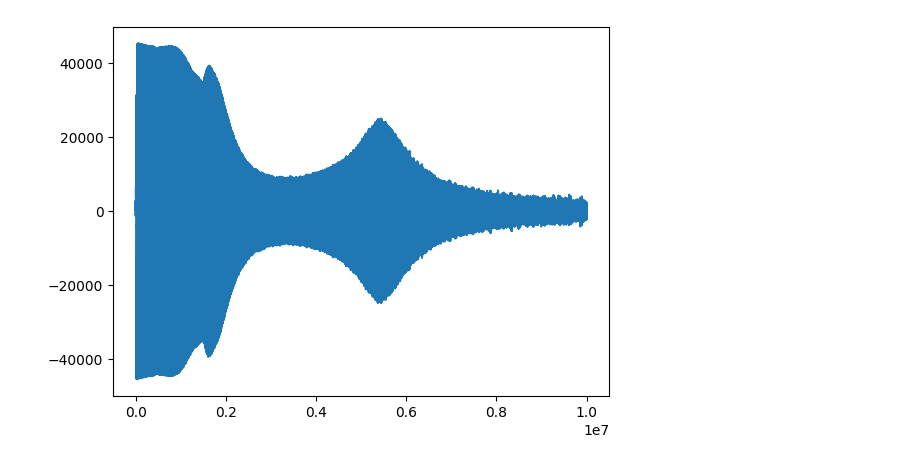
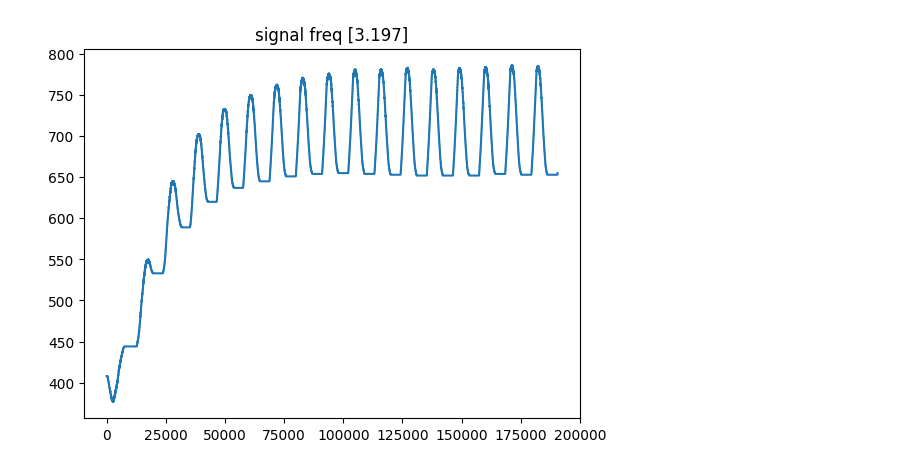
Before and after one commit to yakir4123/SNN-SCTN, a Jupyter notebook: scripts/resonator_test_sine.ipynb, the cells around one changed output. Saved outputs shown, nothing was run; the diff lists cells and outputs as text; code cells hidden in the pictures.

```diff
--- a/scripts/resonator_test_sine.ipynb
+++ b/scripts/resonator_test_sine.ipynb
@@ -126,9 +105,4 @@ with open('../membrane_4.txt', 'r') as f:
-# %%
-with open('../membrane_4_chrip.txt', 'r') as f:
-    data = f.read()
-    data = json.loads(f'[{data[:-2]}]')
-    data = np.array(data, dtype=np.int32)
-    # data = np.convolve(data, np.ones(5000, dtype=int), 'valid')
-    plt.plot(data)
-# %% [output]
-[figure, removed]
+# %%
+plot_resonator_on_freq(3.197, steps=1, clk_freq=35330, resonator_freq='3.197', weights=[10])
+# %% [output]
+[figure, added]
```
Also changed, not shown: parts of 15 cells of this notebook, 43 other files.
